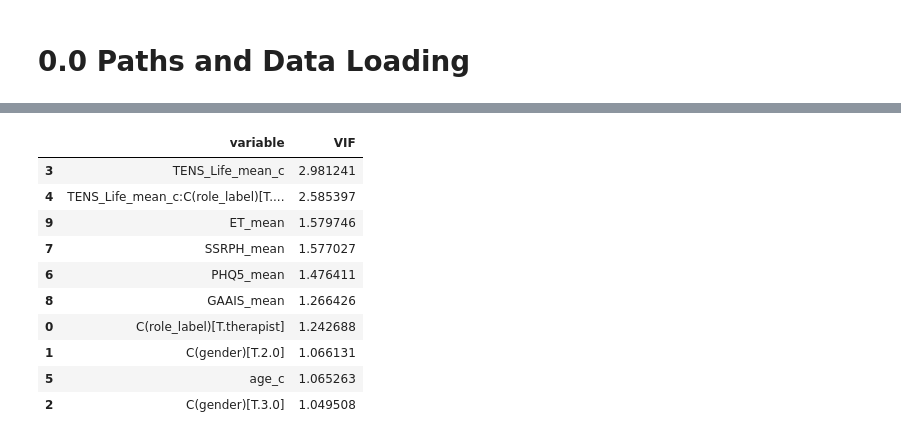
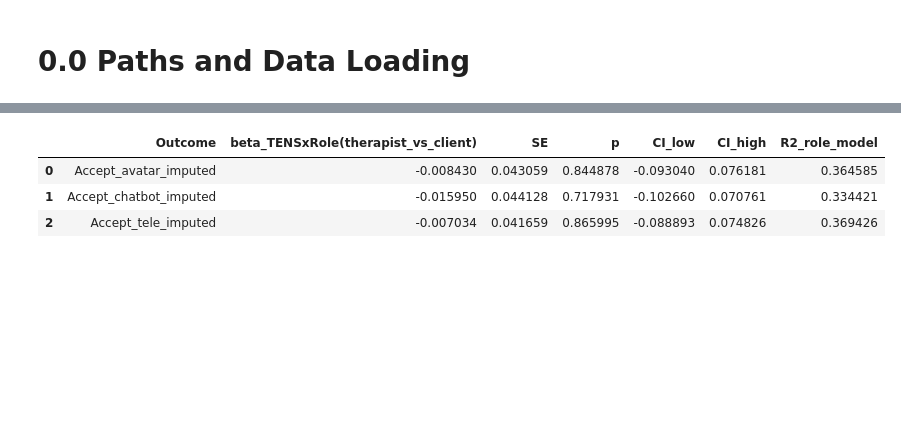
Before and after one commit to ZhaoJackson/AI_Attitude_Psychotherapy, a Jupyter notebook: H3_Cross_Cultural_Moderation.ipynb, the cells around one changed output, grey strips where cells are left out. Saved outputs shown, nothing was run; the diff lists cells and outputs as text; code cells hidden in the pictures; blank space fills up the shorter version.

```diff
--- a/H3_Cross_Cultural_Moderation.ipynb
+++ b/H3_Cross_Cultural_Moderation.ipynb
@@ -84,8 +68,8 @@ Columns available for contextual moderation:
 # %%
-# Center continuous predictors used in the contextual models
-for col in ["TENS_Life_mean", "age"]:
-    if col in context_df.columns:
-        context_df[col + "_c"] = context_df[col] - context_df[col].mean()
+context_df = context_df[
+    (context_df["Country"] == "China") &
+    (context_df["role_label"].isin(["client", "therapist"]))
+].copy()
 
-print("Centered variables created:",
-      [c for c in context_df.columns if c.endswith("_c")])
+# Drop rows missing key covariates (gender, role)
+context_df = context_df.dropna(subset=["gender", "role_label"])
@@ -119,0 +120,6 @@ Name: count, dtype: int64
+# %%
+# Center key continuous predictors for interpretability
+for col in ["TENS_Life_mean_imputed", "age_imputed"]:
+    mean_val = context_df[col].mean()
+    context_df[f"{col}_c"] = context_df[col] - mean_val
+    print(f"{col} mean for centering (China H3 sample): {mean_val:.3f}")
@@ -210,20 +285,38 @@ Model comparison (Baseline vs Contextual):
 # %%
-focal_outcome = "Accept_chatbot"
-focal_ctx_model = context_models[focal_outcome]["contextual"]
+summary_rows = []
 
-if focal_ctx_model is not None:
-    X = focal_ctx_model.model.exog
-    names = focal_ctx_model.model.exog_names
+for outcome in h3_outcomes:
+    role_model = h3_models[outcome]["role_model"]
+    if role_model is None:
+        continue
 
-    vif_rows = []
-    for i, name in enumerate(names):
-        if name == "Intercept":
-            continue
-        vif_val = variance_inflation_factor(X, i)
-        vif_rows.append({"variable": name, "VIF": vif_val})
+    # Interaction term name: TENS_c:C(role_label)[T.therapist]
+    term_name = "TENS_Life_mean_imputed_c:C(role_label)[T.therapist]"
+    params = role_model.params
+    bse = role_model.bse
+    pvals = role_model.pvalues
+    conf = role_model.conf_int()
 
-    vif_df = pd.DataFrame(vif_rows).sort_values("VIF", ascending=False)
+    if term_name not in params.index:
+        continue
 
-    print(f"Variance Inflation Factors – Contextual model for {focal_outcome}:")
-    display(vif_df)
+    beta = params[term_name]
+    se = bse[term_name]
+    p = pvals[term_name]
+    ci_low, ci_high = conf.loc[term_name]
+    r2 = role_model.rsquared
+
+    summary_rows.append({
+        "Outcome": outcome,
+        "beta_TENSxRole(therapist_vs_client)": beta,
+        "SE": se,
+        "p": p,
+        "CI_low": ci_low,
+        "CI_high": ci_high,
+        "R2_role_model": r2,
+    })
+
+h3_summary_df = pd.DataFrame(summary_rows)
+print("H3: SDT × Role interaction summary (China sample):")
+display(h3_summary_df)
 # %% [output]
@@ -231,11 +324,4 @@ Variance Inflation Factors – Contextual model for Accept_chatbot:
-|  | variable | VIF |
-| 3 | TENS_Life_mean_c | 2.981241 |
-| 4 | TENS_Life_mean_c:C(role_label)[T.... | 2.585397 |
-| 9 | ET_mean | 1.579746 |
-| 7 | SSRPH_mean | 1.577027 |
-| 6 | PHQ5_mean | 1.476411 |
-| 8 | GAAIS_mean | 1.266426 |
-| 0 | C(role_label)[T.therapist] | 1.242688 |
-| 1 | C(gender)[T.2.0] | 1.066131 |
-| 5 | age_c | 1.065263 |
-| 2 | C(gender)[T.3.0] | 1.049508 |
+|  | Outcome | beta_TENSxRole(therapist_vs_client) | SE | p | CI_low | CI_high | R2_role_model |
+| 0 | Accept_avatar_imputed | -0.008430 | 0.043059 | 0.844878 | -0.093040 | 0.076181 | 0.364585 |
+| 1 | Accept_chatbot_imputed | -0.015950 | 0.044128 | 0.717931 | -0.102660 | 0.070761 | 0.334421 |
+| 2 | Accept_tele_imputed | -0.007034 | 0.041659 | 0.865995 | -0.088893 | 0.074826 | 0.369426 |
```
Also changed, not shown: parts of 26 cells of this notebook.
